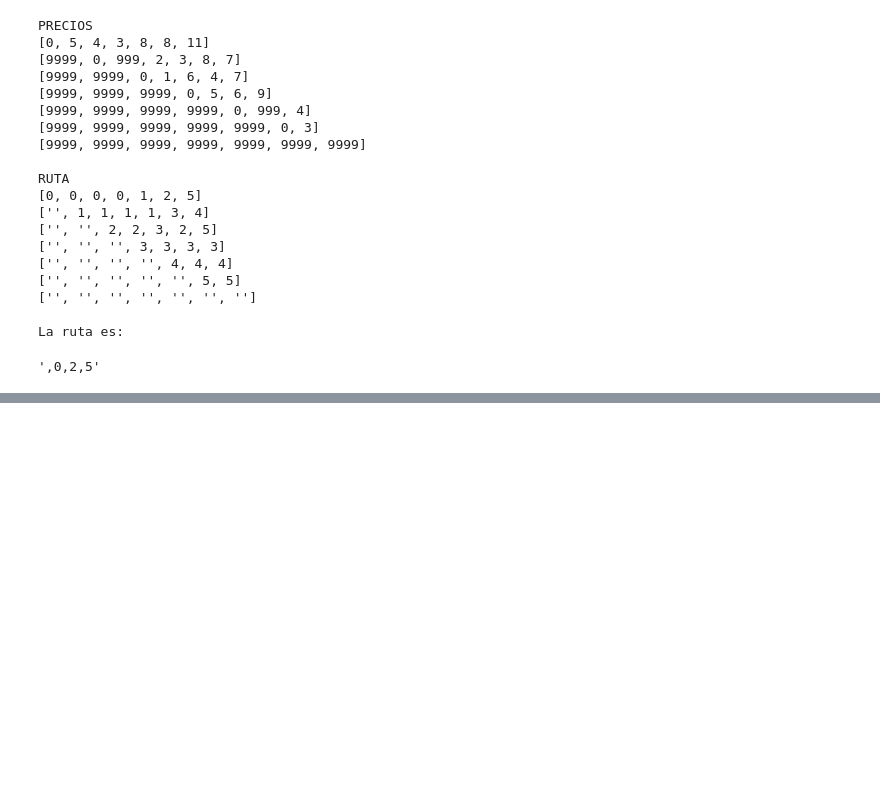
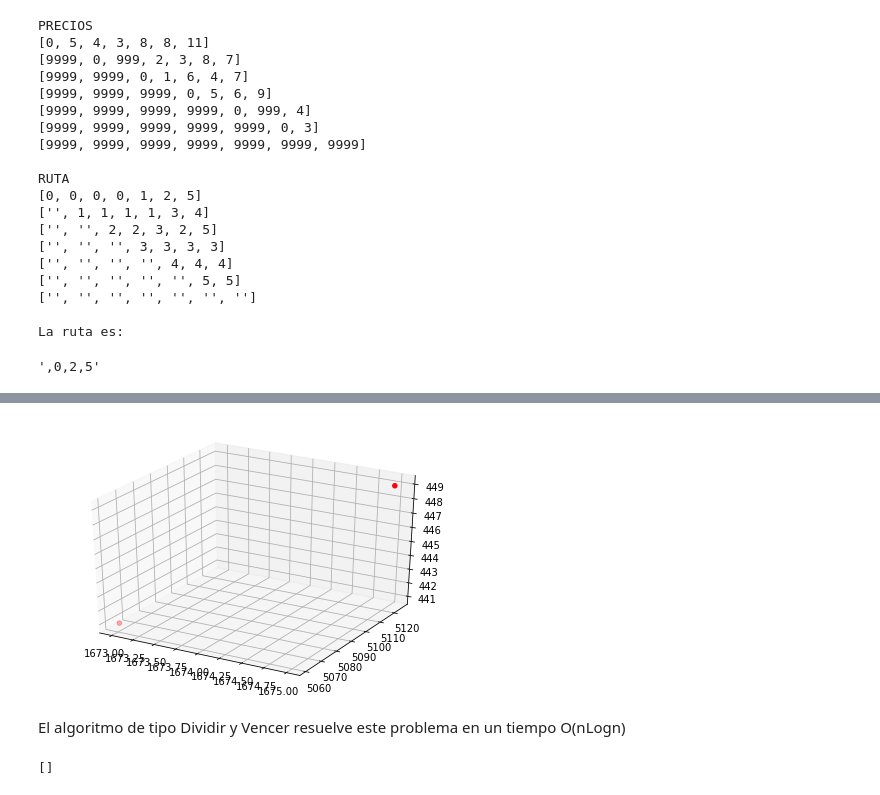
Before and after one commit to scanavi31/03MIAR---Algoritmos-de-Optimizacion, a Jupyter notebook: Ivan_Callejas__AG1.ipynb, the cells around one changed output, grey strips where cells are left out. Cells and saved outputs as stored; diff of their text form; code cells hidden in the pictures; blank space fills up the shorter version.

```diff
--- a/Ivan_Callejas__AG1.ipynb
+++ b/Ivan_Callejas__AG1.ipynb
@@ -246,0 +254,8 @@ La ruta es:
+# %%
+Lista_1D = [random.randrange(1,10000) for x in range(1000)]
+Lista_2D = [(random.randrange(1,10000),random.randrange(1,10000)) for x in range(1000)]
+Lista_3D = [(random.randrange(1,10000),random.randrange(1,10000),random.randrange(1,10000)) for x in range(1000)]
+
+print(Lista_1D)
+print(Lista_2D)
+print(Lista_3D)
@@ -246,0 +332,22 @@ La ruta es:
+# %%
+from mpl_toolkits import mplot3d
+fig = plt.figure()
+ax = plt.axes(projection='3d')
+
+Ax = [x[0] for x in Lista_3D]
+Ay = [x[1] for x in Lista_3D]
+Az = [x[2] for x in Lista_3D]
+Sx = [x[0] for x in S_3D]
+Sy = [x[1] for x in S_3D]
+Sz = [x[2] for x in S_3D]
+# Graficar puntos en 3D
+ax.scatter3D(Sx, Sy, Sz,marker='o',color="red")
+#ax.scatter3D(Ax, Ay, Az, marker='^',color="blue")
+ax.grid(True)
+fig.tight_layout()
+
+plt.show()
+# %% [output]
+[figure, added]
+# %% [markdown]
+El algoritmo de tipo Dividir y Vencer resuelve este problema en un tiempo  O(nLogn)
@@ -246,0 +385,4 @@ La ruta es:
+# %%
+closest_pair(Lista_2D)
+# %% [output]
+[]
```
Also changed, not shown: parts of 10 cells of this notebook.
